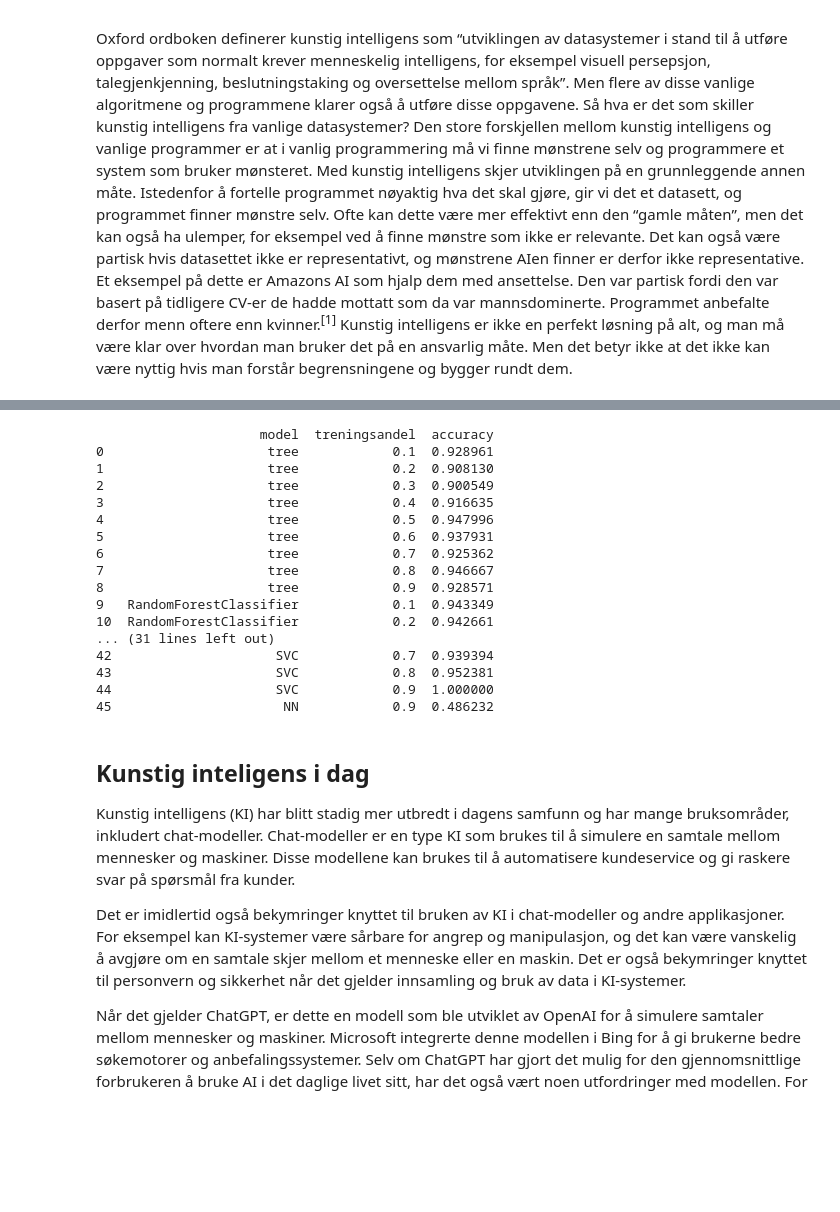
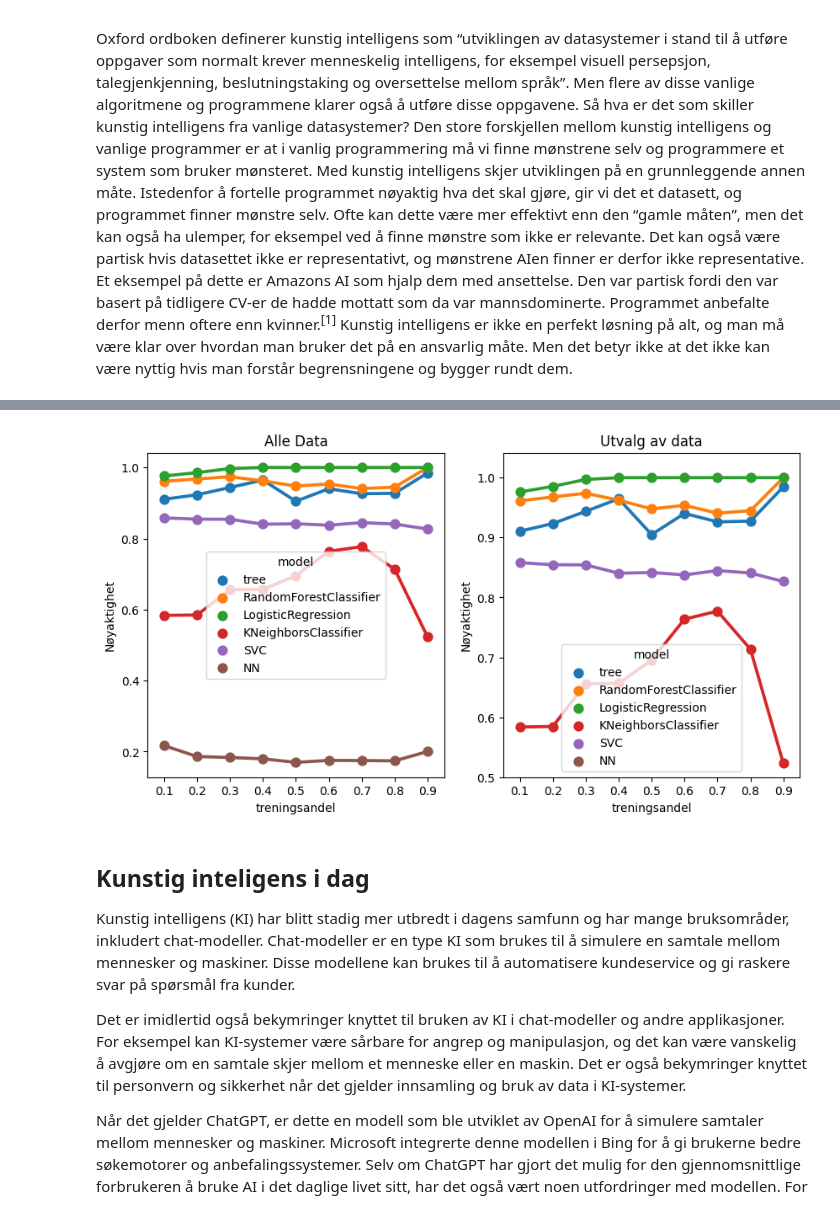
Before and after one commit to EliasTors/ModelleringII, a Jupyter notebook: modelleringII.ipynb, the cells around one changed output, grey strips where cells are left out. Cells and saved outputs as stored; diff of their text form; code cells hidden in the pictures; blank space fills up the shorter version.

Commit message:
model desc almost

```diff
--- a/modelleringII.ipynb
+++ b/modelleringII.ipynb
@@ -13,11 +13,16 @@ Det er enkelt å komme i gang med å bruke KI i dag. Et eksempel er Tensoflow. T
 # %%
 # Import/define
 
+import os
+os.environ['TF_CPP_MIN_LOG_LEVEL'] = '2'
+import tensorflow as tf
+tf.get_logger().setLevel('ERROR')
+
 import numpy as np
-import tensorflow as tf
 import seaborn as sns
 import pandas as pd
 import matplotlib.pyplot as plt
+from tqdm import tqdm
 
 from sklearn.model_selection import train_test_split
 from sklearn.metrics import precision_score, recall_score, f1_score, accuracy_score
@@ -47,3 +52,9 @@ def map_string_to_number(s):
         return s
     else:
         return 100
+
+titles = {'model':[], 'treningsandel': [], 'accuracy': []}
+model_eval = pd.DataFrame(titles)
+
+test_amount = 40
+test_amoun_nn = 10
@@ -507,23 +302,23 @@ plt.show()
-# %%
-print(model_eval)
-# %% [output]
-                     model  treningsandel  accuracy
-0                     tree            0.1  0.928961
-1                     tree            0.2  0.908130
-2                     tree            0.3  0.900549
-3                     tree            0.4  0.916635
-4                     tree            0.5  0.947996
-5                     tree            0.6  0.937931
-6                     tree            0.7  0.925362
-7                     tree            0.8  0.946667
-8                     tree            0.9  0.928571
-9   RandomForestClassifier            0.1  0.943349
-10  RandomForestClassifier            0.2  0.942661
-... (31 lines left out)
-42                     SVC            0.7  0.939394
-43                     SVC            0.8  0.952381
-44                     SVC            0.9  1.000000
-45                      NN            0.9  0.486232
+# %%
+# Modell evaluering
+model_eval_plot = model_eval.copy()
+fig, (ax1, ax2) = plt.subplots(1, 2, figsize=(10, 5))
+
+# Makes a plot with all the data
+sns.pointplot(data=model_eval_plot, x='treningsandel', y='accuracy', hue='model', ax=ax1)
+ax1.set_title('Alle Data')
+ax1.set_ylabel('Nøyaktighet')
+
+# Makes plot with exerpt of data
+sns.pointplot(data=model_eval_plot, x='treningsandel', y='accuracy', hue='model', ax=ax2)
+ax2.set_title("Utvalg av data")
+ax2.set_ylabel('Nøyaktighet')
+ax2.set_ylim(0.5)
+
+# Show the plot
+plt.show()
+# %% [output]
+[figure, added]
 # %% [markdown]
 ## Kunstig inteligens i dag
 Kunstig intelligens (KI) har blitt stadig mer utbredt i dagens samfunn og har mange bruksområder, inkludert chat-modeller. Chat-modeller er en type KI som brukes til å simulere en samtale mellom mennesker og maskiner. Disse modellene kan brukes til å automatisere kundeservice og gi raskere svar på spørsmål fra kunder.
```
Also changed, not shown: parts of 23 cells of this notebook, 1 other file.
